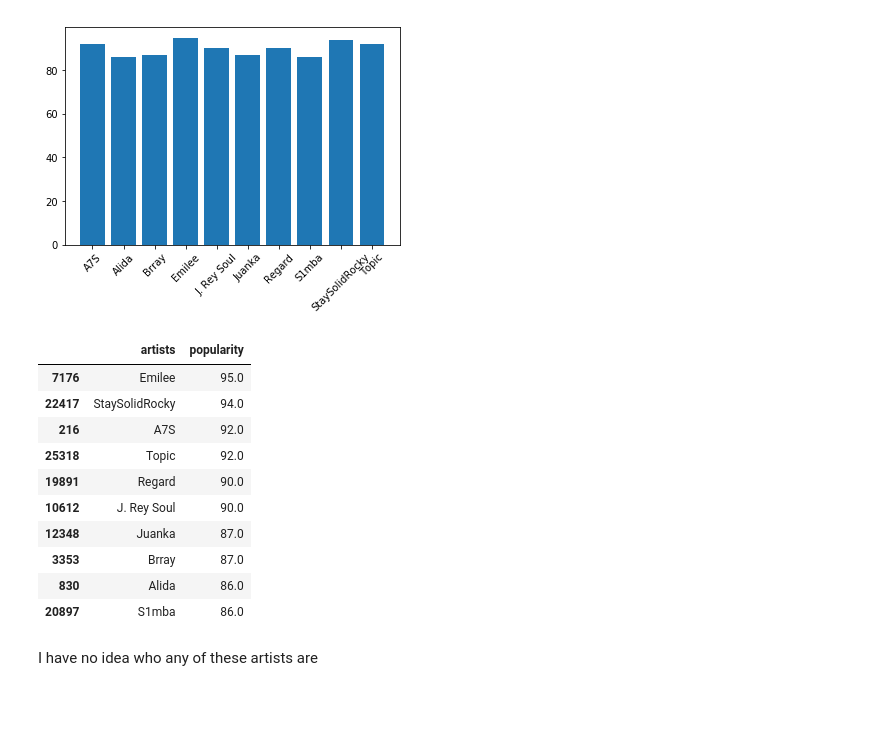
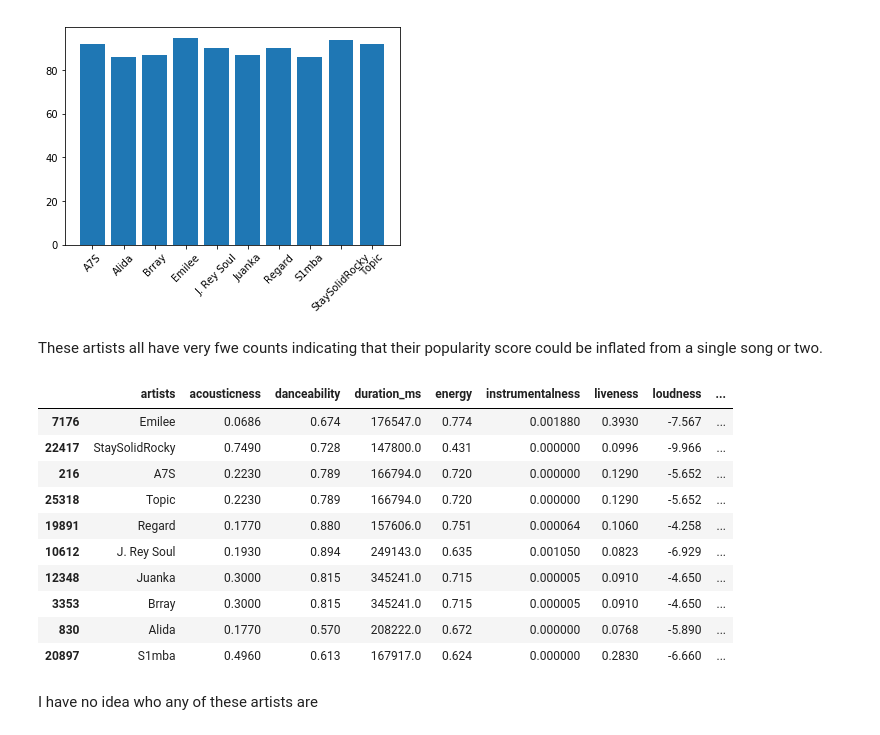
Before and after one commit to zainkhan9/spotify_ml, a Jupyter notebook: genre_clustering.ipynb, the cells around one changed output. Saved outputs shown, nothing was run; the diff lists cells and outputs as text; code cells hidden in the pictures; blank space fills up the shorter version.

```diff
--- a/genre_clustering.ipynb
+++ b/genre_clustering.ipynb
@@ -179,20 +179,23 @@ plt.xticks(rotation= 45)
 # %% [output]
 ([0, 1, 2, 3, 4, 5, 6, 7, 8, 9], <a list of 10 Text xticklabel objects>)
 [figure]
+# %% [markdown]
+These artists all have very fwe counts indicating that their popularity score could be inflated from a single song or two.
 # %%
-top10_artists[["artists", "popularity"]]
+#top10_artists[["artists", "popularity"]]
+top10_artists
 # %% [output]
-|  | artists | popularity |
-| 7176 | Emilee | 95.0 |
-| 22417 | StaySolidRocky | 94.0 |
-| 216 | A7S | 92.0 |
-| 25318 | Topic | 92.0 |
-| 19891 | Regard | 90.0 |
-| 10612 | J. Rey Soul | 90.0 |
-| 12348 | Juanka | 87.0 |
-| 3353 | Brray | 87.0 |
-| 830 | Alida | 86.0 |
-| 20897 | S1mba | 86.0 |
+|  | artists | acousticness | danceability | duration_ms | energy | instrumentalness | liveness | loudness | ... |
+| 7176 | Emilee | 0.0686 | 0.674 | 176547.0 | 0.774 | 0.001880 | 0.3930 | -7.567 | ... |
+| 22417 | StaySolidRocky | 0.7490 | 0.728 | 147800.0 | 0.431 | 0.000000 | 0.0996 | -9.966 | ... |
+| 216 | A7S | 0.2230 | 0.789 | 166794.0 | 0.720 | 0.000000 | 0.1290 | -5.652 | ... |
+| 25318 | Topic | 0.2230 | 0.789 | 166794.0 | 0.720 | 0.000000 | 0.1290 | -5.652 | ... |
+| 19891 | Regard | 0.1770 | 0.880 | 157606.0 | 0.751 | 0.000064 | 0.1060 | -4.258 | ... |
+| 10612 | J. Rey Soul | 0.1930 | 0.894 | 249143.0 | 0.635 | 0.001050 | 0.0823 | -6.929 | ... |
+| 12348 | Juanka | 0.3000 | 0.815 | 345241.0 | 0.715 | 0.000005 | 0.0910 | -4.650 | ... |
+| 3353 | Brray | 0.3000 | 0.815 | 345241.0 | 0.715 | 0.000005 | 0.0910 | -4.650 | ... |
+| 830 | Alida | 0.1770 | 0.570 | 208222.0 | 0.672 | 0.000000 | 0.0768 | -5.890 | ... |
+| 20897 | S1mba | 0.4960 | 0.613 | 167917.0 | 0.624 | 0.000000 | 0.2830 | -6.660 | ... |
 # %% [markdown]
 I have no idea who any of these artists are
 # %%
```
Also changed, not shown: parts of 2 cells of this notebook.
